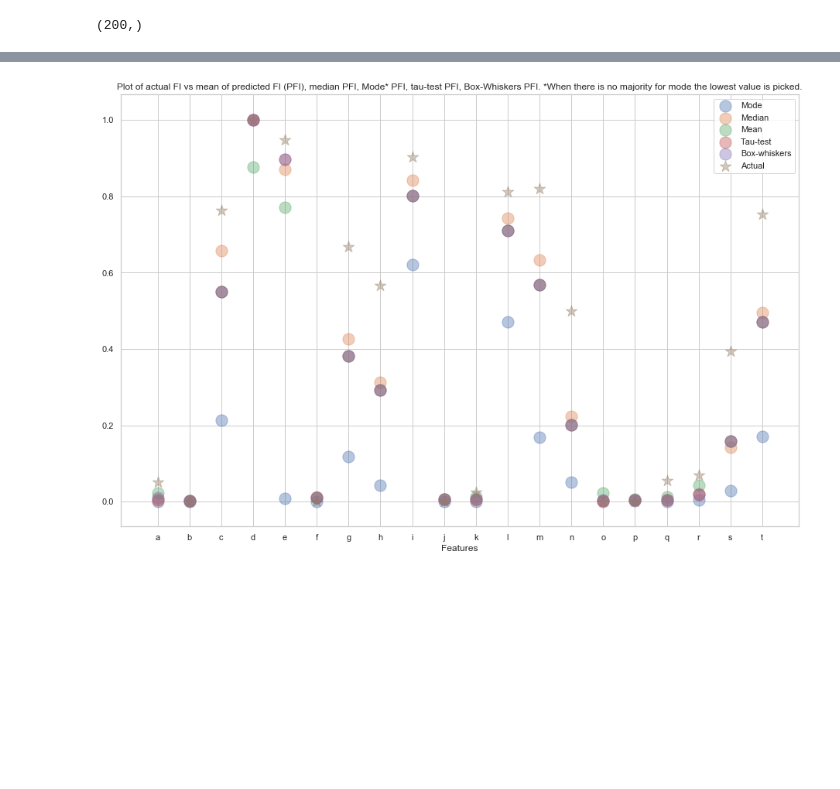
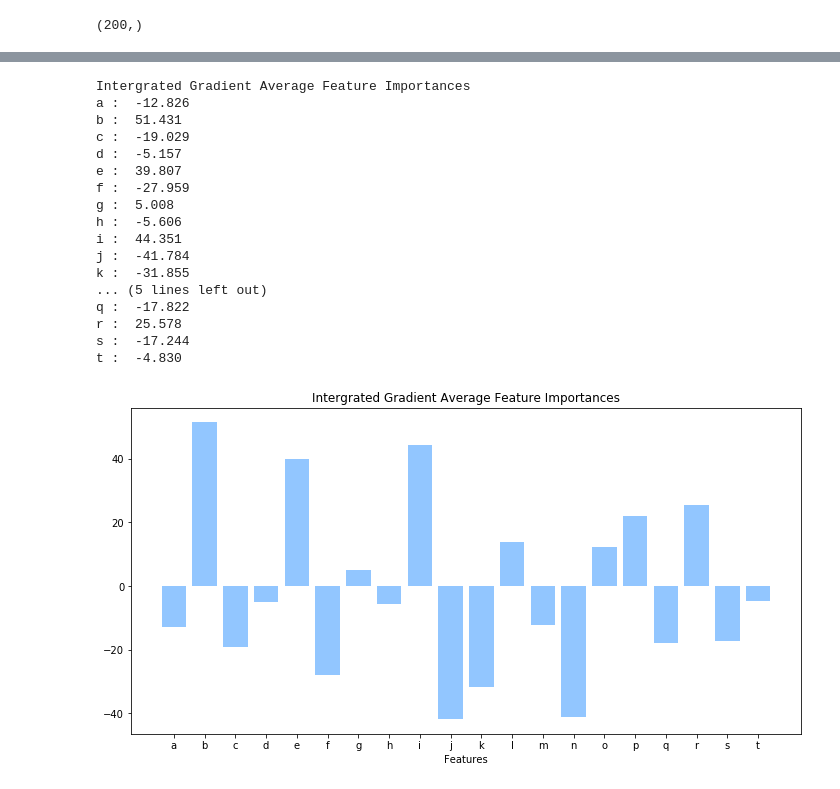
Before and after one commit to divishrengasamy/ensemble-feature-importance, a Jupyter notebook: Ensemble Feature Importance.ipynb, the cells around one changed output, grey strips where cells are left out. Saved outputs shown, nothing was run; the diff lists cells and outputs as text; code cells hidden in the pictures; blank space fills up the shorter version.

```diff
--- a/Ensemble Feature Importance.ipynb
+++ b/Ensemble Feature Importance.ipynb
@@ -320,17 +325,3 @@ attr, delta = ig.attribute(test_input_tensor, return_convergence_delta=True)
 attr = attr.detach().numpy()
 
 feature_names = list(column_names)
-# %%
-def visualize_importances(feature_names, importances, title="Intergrated Gradient Average Feature Importances", plot=True, axis_title="Features"):
-    print(title)
-    for i in range(len(feature_names)):
-        print(feature_names[i], ": ", '%.3f'%(importances[i]))
-    x_pos = (np.arange(len(feature_names)))
-    if plot:
-        plt.figure(figsize=(12,6))
-        plt.bar(x_pos, importances, align='center')
-        plt.xticks(x_pos, feature_names, wrap=False)
-        plt.xlabel(axis_title)
-        plt.title(title)
-
-visualize_importances(column_names, np.mean(attr, axis=0))
@@ -715,25 +328,40 @@ Text(0.5, 1.0, 'Plot of Kernel Density Estimation for each feature')
-# %%
-from scipy import stats
-total_scaled_mode = stats.mode(all_stacked, axis=1)
-total_scaled_mode = np.reshape(total_scaled_mode[0], (-1,1))
-# plt.scatter(feature_names,rf_sv_scaled, color='red', label='Actual')
-# plt.scatter(feature_names,pi_result_rf_scaled, color='red')
-# plt.scatter(feature_names,gb_sv_scaled, color='red')
-# plt.scatter(feature_names,pi_result_gb_scaled, color='red')
-# plt.scatter(feature_names,dnn_pi_scaled, color='red')
-# plt.scatter(feature_names,dnn_sv_scaled, color='red')
-# plt.scatter(feature_names,dnn_ig_scaled, color='red')
-
-plt.scatter(feature_names, total_scaled_mode, marker='o', s=230, label='Mode', alpha=0.4)
-plt.scatter(feature_names, total_scaled_median, marker='o', s=230, label='Median', alpha=0.4)
-plt.scatter(feature_names, total_scaled_mean, marker='o', s=230, label='Mean', alpha=0.4)
-plt.scatter(feature_names, total_scaled_tau_test, marker='o', s=230, label='Tau-test', alpha=0.4)
-plt.scatter(feature_names, total_scaled_box_whiskers, marker='o', s=230, label='Box-whiskers', alpha=0.4)
-plt.scatter(feature_names, scaled_coef,  marker='*', s=230, label='Actual', alpha=0.4)
-plt.xlabel('Feature Importance')
-plt.xlabel('Features')
-plt.title('Plot of actual FI vs mean of predicted FI (PFI), median PFI, Mode* PFI, tau-test PFI, Box-Whiskers PFI. *When there is no majority for mode the lowest value is picked.')
-plt.legend(loc='best')
-plt.show()
-# %% [output]
-[figure, removed]
+# %%
+def visualize_importances(
+    feature_names,
+    importances,
+    title="Intergrated Gradient Average Feature Importances",
+    plot=True,
+    axis_title="Features",
+):
+    print(title)
+    for i in range(len(feature_names)):
+        print(feature_names[i], ": ", "%.3f" % (importances[i]))
+    x_pos = np.arange(len(feature_names))
+    if plot:
+        plt.figure(figsize=(12, 6))
+        plt.bar(x_pos, importances, align="center")
+        plt.xticks(x_pos, feature_names, wrap=False)
+        plt.xlabel(axis_title)
+        plt.title(title)
+
+
+visualize_importances(column_names, np.mean(attr, axis=0))
+# %% [output]
+Intergrated Gradient Average Feature Importances
+a :  -12.826
+b :  51.431
+c :  -19.029
+d :  -5.157
+e :  39.807
+f :  -27.959
+g :  5.008
+h :  -5.606
+i :  44.351
+j :  -41.784
+k :  -31.855
+... (5 lines left out)
+q :  -17.822
+r :  25.578
+s :  -17.244
+t :  -4.830
+[figure, added]
```
Also changed, not shown: parts of 74 cells of this notebook.
